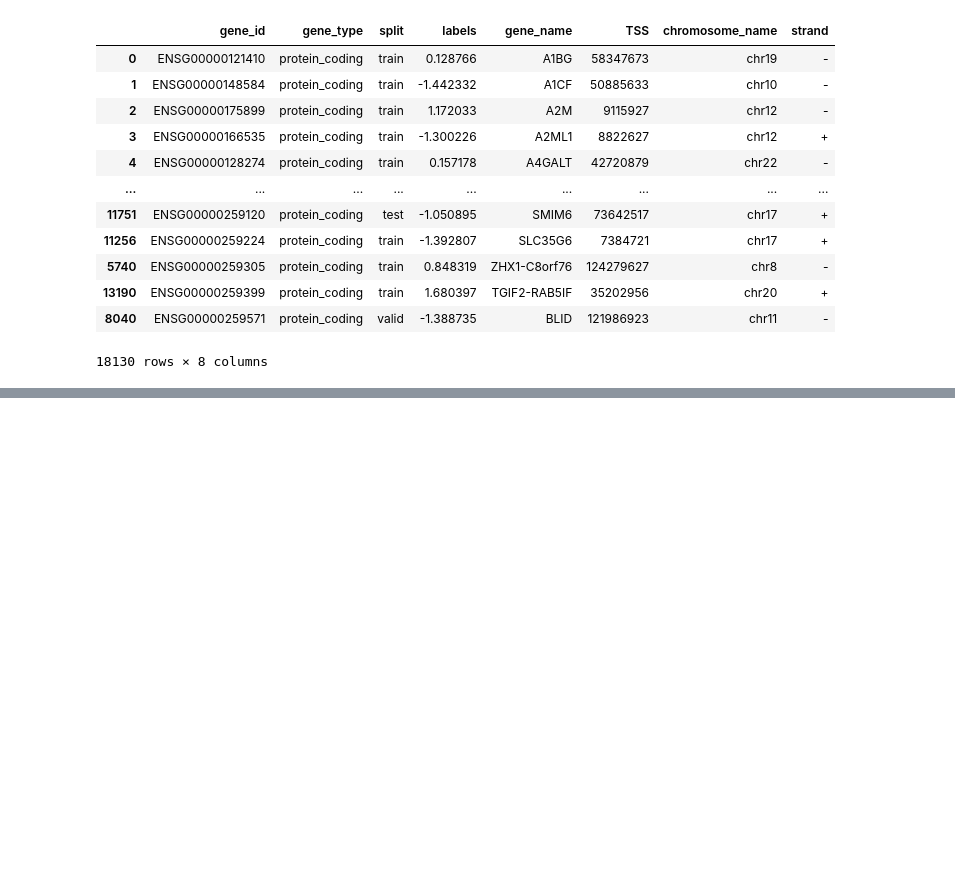
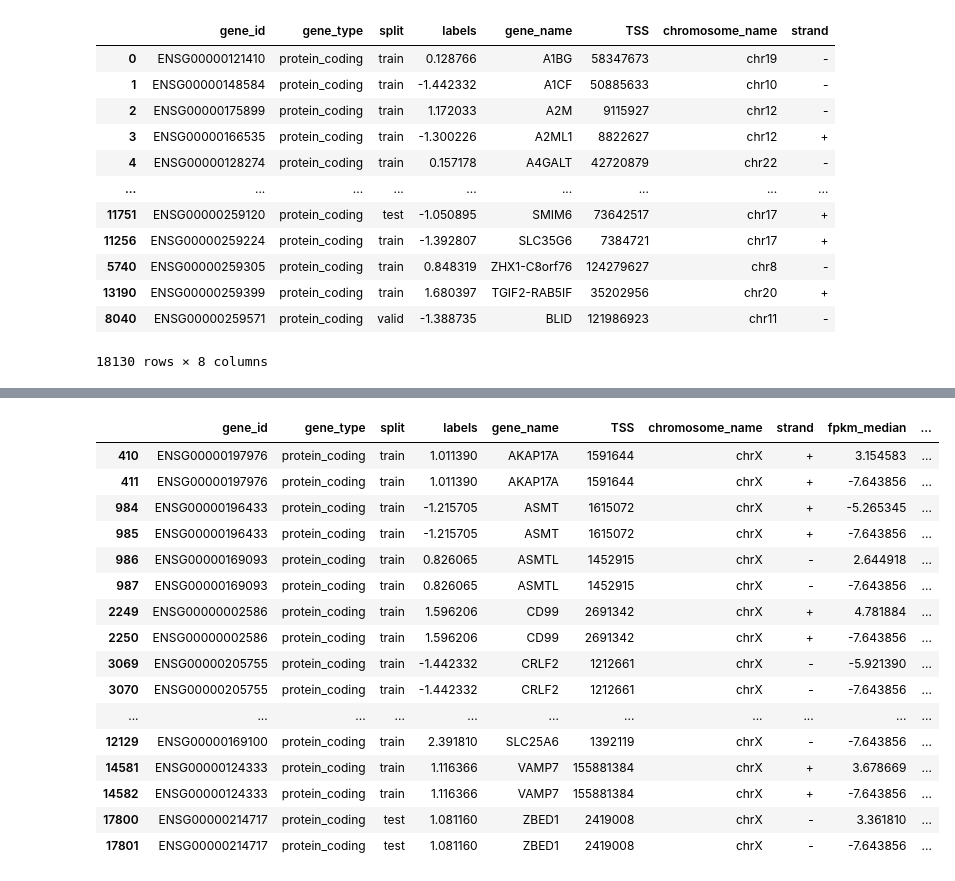
Before and after one commit to IloDan/GX_alBERTo, a Jupyter notebook: data_manipulation/ennesimo.ipynb, the cells around one changed output, grey strips where cells are left out. Saved outputs shown, nothing was run; the diff lists cells and outputs as text; code cells hidden in the pictures; blank space fills up the shorter version.

```diff
--- a/data_manipulation/ennesimo.ipynb
+++ b/data_manipulation/ennesimo.ipynb
@@ -180,3 +180,8 @@ result
 | 13190 | ENSG00000259399 | protein_coding | train | 1.680397 | TGIF2-RAB5IF | 35202956 | chr20 | + |
 | 8040 | ENSG00000259571 | protein_coding | valid | -1.388735 | BLID | 121986923 | chr11 | - |
 18130 rows × 8 columns
+# %%
+import pandas as pd
+
+result= pd.read_csv('../dataset/FINITOPD.csv', sep=',')
+result
@@ -182,0 +202,3 @@ result
+# %%
+patient = pd.read_csv('../dataset/Dataset_median.csv', sep=',')
+patient
@@ -182,0 +219,4 @@ result
+# %%
+#dalla colonna gene_id di patient togli tutto quello che c'è dopo il punto
+patient['gene_id'] = patient['gene_id'].str.split('.').str[0]
+patient
@@ -182,0 +237,4 @@ result
+# %%
+#merge con patient
+result_patient= pd.merge(result, patient, on='gene_id', how='inner')
+result_patient
@@ -182,0 +255,24 @@ result
+# %%
+#drop nan
+result_patient = result_patient.dropna()
+result_patient['gene_id'].value_counts()
+#stampa le linee con gene_id duplicati
+result_patient[result_patient.duplicated(['gene_id'], keep=False)]
+# %% [output]
+|  | gene_id | gene_type | split | labels | gene_name | TSS | chromosome_name | strand | fpkm_median | ... |
+| 410 | ENSG00000197976 | protein_coding | train | 1.011390 | AKAP17A | 1591644 | chrX | + | 3.154583 | ... |
+| 411 | ENSG00000197976 | protein_coding | train | 1.011390 | AKAP17A | 1591644 | chrX | + | -7.643856 | ... |
+| 984 | ENSG00000196433 | protein_coding | train | -1.215705 | ASMT | 1615072 | chrX | + | -5.265345 | ... |
+| 985 | ENSG00000196433 | protein_coding | train | -1.215705 | ASMT | 1615072 | chrX | + | -7.643856 | ... |
+| 986 | ENSG00000169093 | protein_coding | train | 0.826065 | ASMTL | 1452915 | chrX | - | 2.644918 | ... |
+| 987 | ENSG00000169093 | protein_coding | train | 0.826065 | ASMTL | 1452915 | chrX | - | -7.643856 | ... |
+| 2249 | ENSG00000002586 | protein_coding | train | 1.596206 | CD99 | 2691342 | chrX | + | 4.781884 | ... |
+| 2250 | ENSG00000002586 | protein_coding | train | 1.596206 | CD99 | 2691342 | chrX | + | -7.643856 | ... |
+| 3069 | ENSG00000205755 | protein_coding | train | -1.442332 | CRLF2 | 1212661 | chrX | - | -5.921390 | ... |
+| 3070 | ENSG00000205755 | protein_coding | train | -1.442332 | CRLF2 | 1212661 | chrX | - | -7.643856 | ... |
+| ... | ... | ... | ... | ... | ... | ... | ... | ... | ... | ... |
+| 12129 | ENSG00000169100 | protein_coding | train | 2.391810 | SLC25A6 | 1392119 | chrX | - | -7.643856 | ... |
+| 14581 | ENSG00000124333 | protein_coding | train | 1.116366 | VAMP7 | 155881384 | chrX | + | 3.678669 | ... |
+| 14582 | ENSG00000124333 | protein_coding | train | 1.116366 | VAMP7 | 155881384 | chrX | + | -7.643856 | ... |
+| 17800 | ENSG00000214717 | protein_coding | test | 1.081160 | ZBED1 | 2419008 | chrX | - | 3.361810 | ... |
+| 17801 | ENSG00000214717 | protein_coding | test | 1.081160 | ZBED1 | 2419008 | chrX | - | -7.643856 | ... |
```
Also changed, not shown: parts of 6 cells of this notebook, 8 other files.
